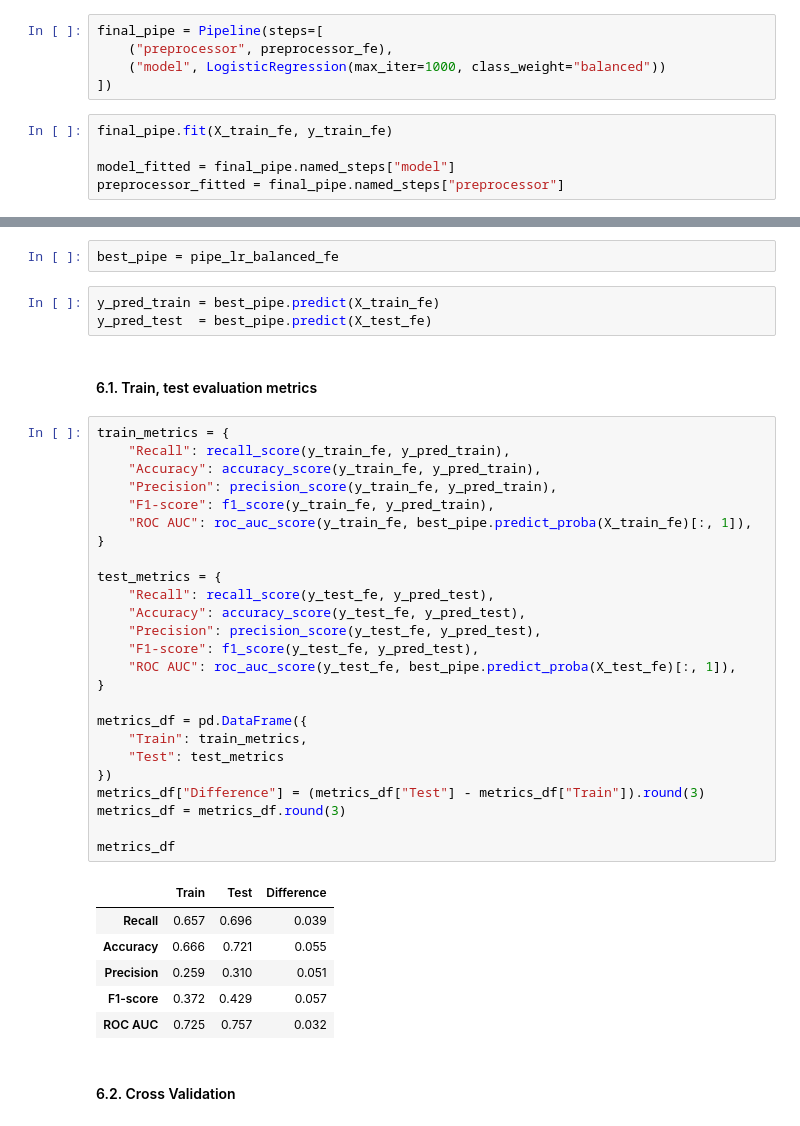
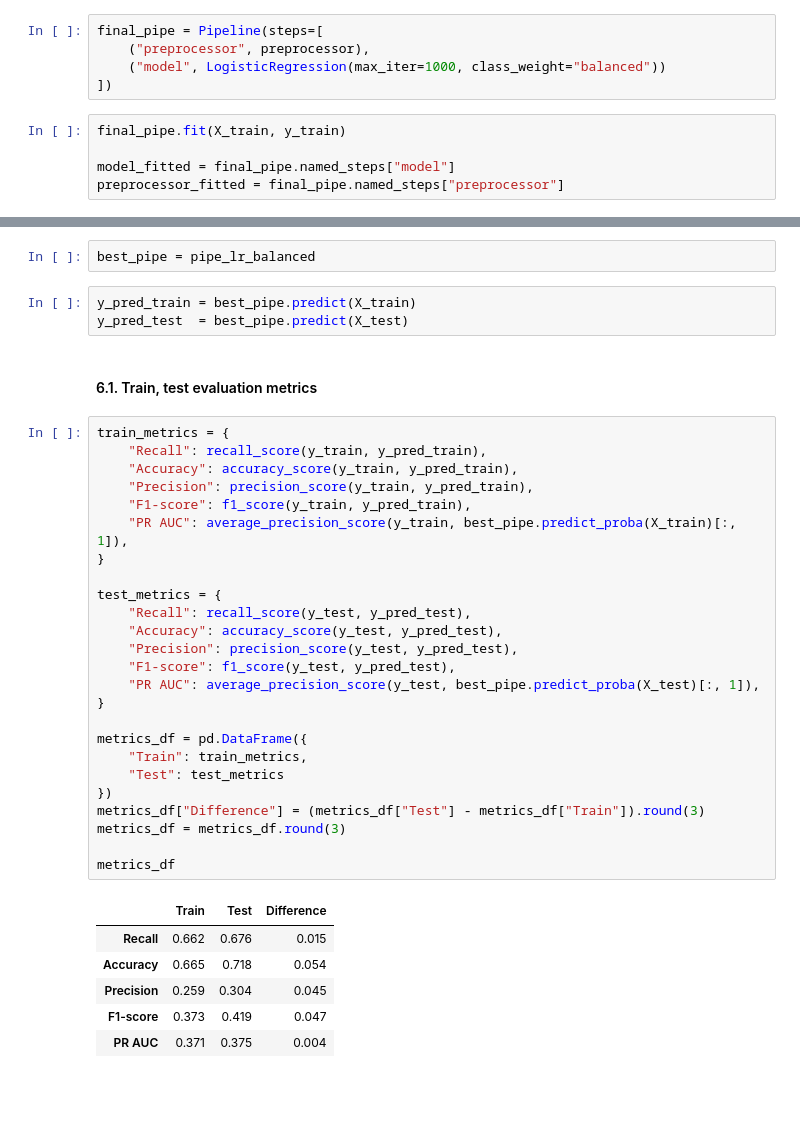
Before and after one commit to monikase/Data_Science, a Jupyter notebook: 03_CHD_Prediction/CHD_III_Modeling.ipynb, the cells around one changed output, grey strips where cells are left out. Saved outputs shown, nothing was run; the diff lists cells and outputs as text; blank space fills up the shorter version.

```diff
--- a/03_CHD_Prediction/CHD_III_Modeling.ipynb
+++ b/03_CHD_Prediction/CHD_III_Modeling.ipynb
@@ -737,11 +820,11 @@ plt.show()
 We use the best model identified: **Logistic Regression (balanced + FE)**
 # %%
 final_pipe = Pipeline(steps=[
-    ("preprocessor", preprocessor_fe),
+    ("preprocessor", preprocessor),
     ("model", LogisticRegression(max_iter=1000, class_weight="balanced"))
 ])
 # %%
-final_pipe.fit(X_train_fe, y_train_fe)
+final_pipe.fit(X_train, y_train)
 
 model_fitted = final_pipe.named_steps["model"]
 preprocessor_fitted = final_pipe.named_steps["preprocessor"]
@@ -813,43 +896,41 @@ We will check:
 1. The difference between **training** and **test evaluation metrics**.
 2. The **cross-validation recall** stability across folds.
 # %%
-best_pipe = pipe_lr_balanced_fe
+best_pipe = pipe_lr_balanced
 # %%
-y_pred_train = best_pipe.predict(X_train_fe)
-y_pred_test  = best_pipe.predict(X_test_fe)
+y_pred_train = best_pipe.predict(X_train)
+y_pred_test  = best_pipe.predict(X_test)
 # %% [markdown]
 #### 6.1. Train, test evaluation metrics
 # %%
 train_metrics = {
-    "Recall": recall_score(y_train_fe, y_pred_train),
-    "Accuracy": accuracy_score(y_train_fe, y_pred_train),
-    "Precision": precision_score(y_train_fe, y_pred_train),
-    "F1-score": f1_score(y_train_fe, y_pred_train),
-    "ROC AUC": roc_auc_score(y_train_fe, best_pipe.predict_proba(X_train_fe)[:, 1]),
+    "Recall": recall_score(y_train, y_pred_train),
+    "Accuracy": accuracy_score(y_train, y_pred_train),
+    "Precision": precision_score(y_train, y_pred_train),
+    "F1-score": f1_score(y_train, y_pred_train),
+    "PR AUC": average_precision_score(y_train, best_pipe.predict_proba(X_train)[:, 1]),
 }
 
 test_metrics = {
-    "Recall": recall_score(y_test_fe, y_pred_test),
-    "Accuracy": accuracy_score(y_test_fe, y_pred_test),
-    "Precision": precision_score(y_test_fe, y_pred_test),
-    "F1-score": f1_score(y_test_fe, y_pred_test),
-    "ROC AUC": roc_auc_score(y_test_fe, best_pipe.predict_proba(X_test_fe)[:, 1]),
+    "Recall": recall_score(y_test, y_pred_test),
+    "Accuracy": accuracy_score(y_test, y_pred_test),
+    "Precision": precision_score(y_test, y_pred_test),
+    "F1-score": f1_score(y_test, y_pred_test),
+    "PR AUC": average_precision_score(y_test, best_pipe.predict_proba(X_test)[:, 1]),
 }
 
 metrics_df = pd.DataFrame({
     "Train": train_metrics,
     "Test": test_metrics
 })
 metrics_df["Difference"] = (metrics_df["Test"] - metrics_df["Train"]).round(3)
 metrics_df = metrics_df.round(3)
 
 metrics_df
 # %% [output]
 |  | Train | Test | Difference |
-| Recall | 0.657 | 0.696 | 0.039 |
-| Accuracy | 0.666 | 0.721 | 0.055 |
-| Precision | 0.259 | 0.310 | 0.051 |
-| F1-score | 0.372 | 0.429 | 0.057 |
-| ROC AUC | 0.725 | 0.757 | 0.032 |
+| Recall | 0.662 | 0.676 | 0.015 |
+| Accuracy | 0.665 | 0.718 | 0.054 |
+| Precision | 0.259 | 0.304 | 0.045 |
+| F1-score | 0.373 | 0.419 | 0.047 |
+| PR AUC | 0.371 | 0.375 | 0.004 |
-# %% [markdown]
-#### 6.2. Cross Validation
```
Also changed, not shown: parts of 80 cells of this notebook, 1 other file.
